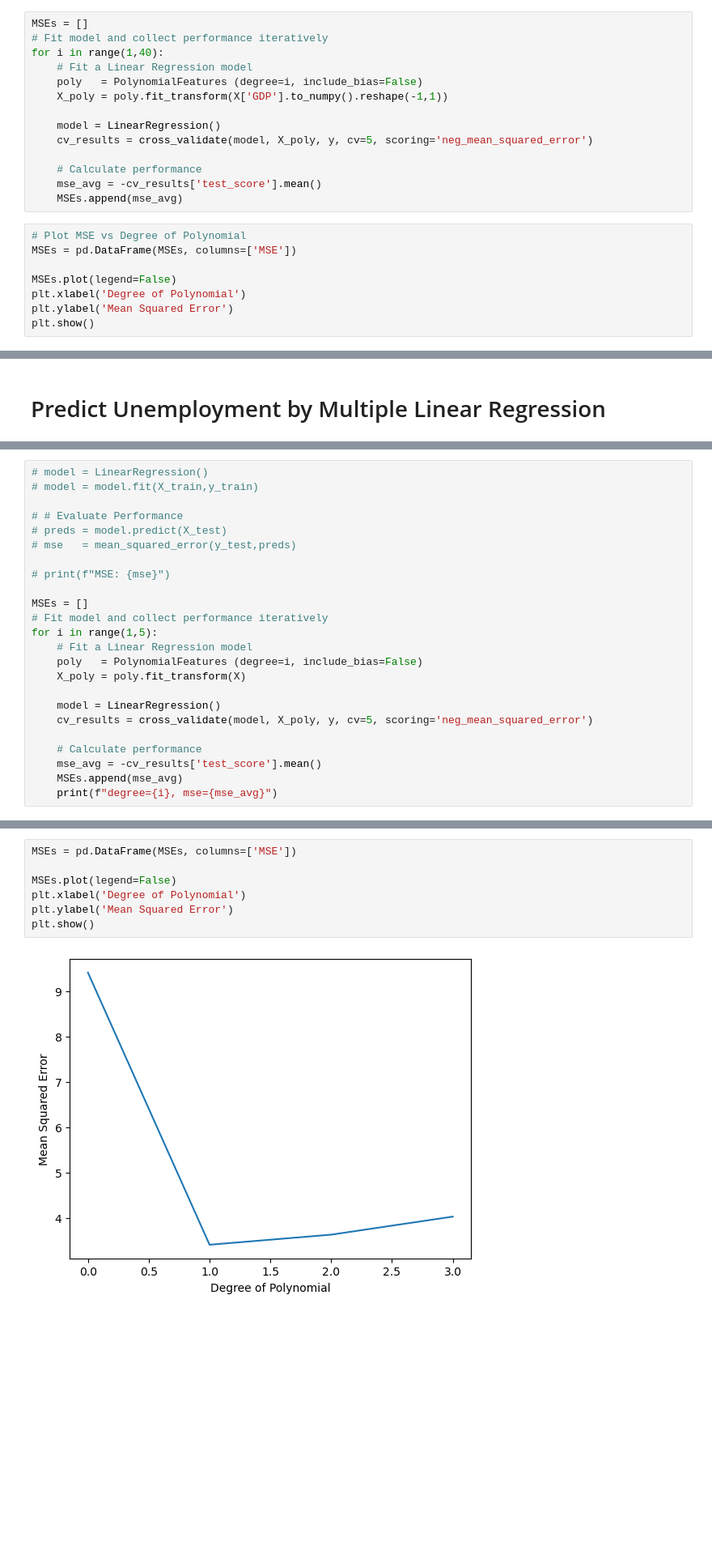
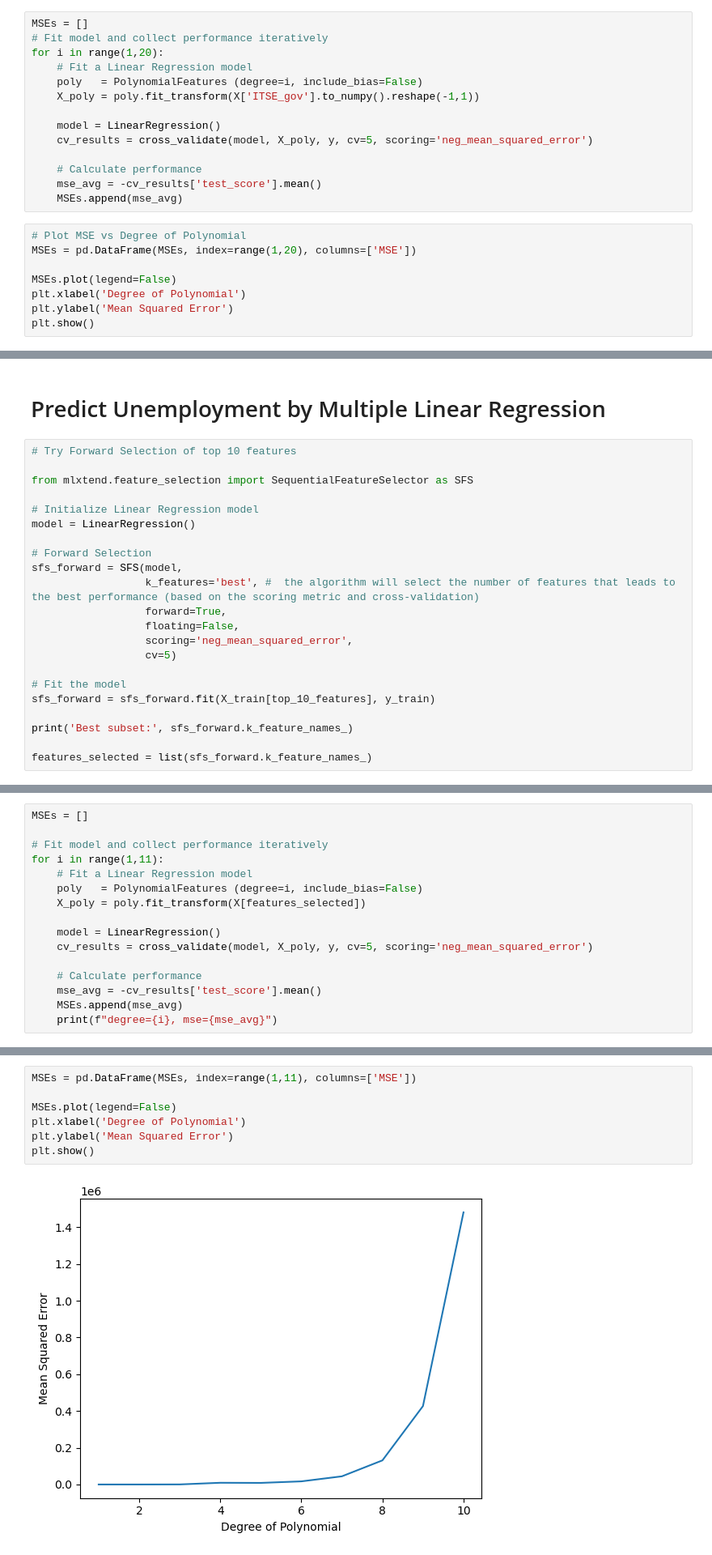
Before and after one commit to gso5699/Predicting-Unemployment-MSCI446-Project-, a Jupyter notebook: gloria_test.ipynb, the cells around one changed output, grey strips where cells are left out. Shown at 81% size. Drawn from its saved outputs; the diff is of its cells as text; blank space fills up the shorter version.

```diff
--- a/gloria_test.ipynb
+++ b/gloria_test.ipynb
@@ -146,10 +186,10 @@ X_train, X_test, y_train, y_test = train_test_split(X,y,test_size=0.2, shuffle=F
 # %%
 MSEs = []
 # Fit model and collect performance iteratively
-for i in range(1,40):
+for i in range(1,20):
     # Fit a Linear Regression model
     poly   = PolynomialFeatures (degree=i, include_bias=False)
-    X_poly = poly.fit_transform(X['GDP'].to_numpy().reshape(-1,1))
+    X_poly = poly.fit_transform(X['ITSE_gov'].to_numpy().reshape(-1,1))
 
     model = LinearRegression()
     cv_results = cross_validate(model, X_poly, y, cv=5, scoring='neg_mean_squared_error')
@@ -159,7 +199,7 @@ for i in range(1,40):
     MSEs.append(mse_avg)
 # %%
 # Plot MSE vs Degree of Polynomial
-MSEs = pd.DataFrame(MSEs, columns=['MSE'])
+MSEs = pd.DataFrame(MSEs, index=range(1,20), columns=['MSE'])
 
 MSEs.plot(legend=False)
 plt.xlabel('Degree of Polynomial')
@@ -243,2 +285,24 @@ plt.show()
 # %% [markdown]
 # Predict Unemployment by Multiple Linear Regression
+# %%
+# Try Forward Selection of top 10 features
+
+from mlxtend.feature_selection import SequentialFeatureSelector as SFS
+
+# Initialize Linear Regression model
+model = LinearRegression()
+
+# Forward Selection
+sfs_forward = SFS(model,
+                  k_features='best', #  the algorithm will select the number of features that leads to the best performance (based on the scoring metric and cross-validation)
+                  forward=True,
+                  floating=False,
+                  scoring='neg_mean_squared_error',
+                  cv=5)
+
+# Fit the model
+sfs_forward = sfs_forward.fit(X_train[top_10_features], y_train)
+
+print('Best subset:', sfs_forward.k_feature_names_)
+
+features_selected = list(sfs_forward.k_feature_names_)
@@ -245,19 +311,11 @@ plt.show()
 # %%
-# model = LinearRegression()
-# model = model.fit(X_train,y_train)
+MSEs = []
 
-# # Evaluate Performance
-# preds = model.predict(X_test)
-# mse   = mean_squared_error(y_test,preds)
-
-# print(f"MSE: {mse}")
-
-MSEs = []
 # Fit model and collect performance iteratively
-for i in range(1,5):
+for i in range(1,11):
     # Fit a Linear Regression model
     poly   = PolynomialFeatures (degree=i, include_bias=False)
-    X_poly = poly.fit_transform(X)
+    X_poly = poly.fit_transform(X[features_selected])
 
     model = LinearRegression()
     cv_results = cross_validate(model, X_poly, y, cv=5, scoring='neg_mean_squared_error')
@@ -274,9 +338,9 @@ degree=4, mse=4.029365601333811
 # %%
-MSEs = pd.DataFrame(MSEs, columns=['MSE'])
+MSEs = pd.DataFrame(MSEs, index=range(1,11), columns=['MSE'])
 
 MSEs.plot(legend=False)
 plt.xlabel('Degree of Polynomial')
 plt.ylabel('Mean Squared Error')
 plt.show()
 # %% [output]
-[figure, old version]
+[figure, new version]
```
Also changed, not shown: parts of 16 cells of this notebook.
